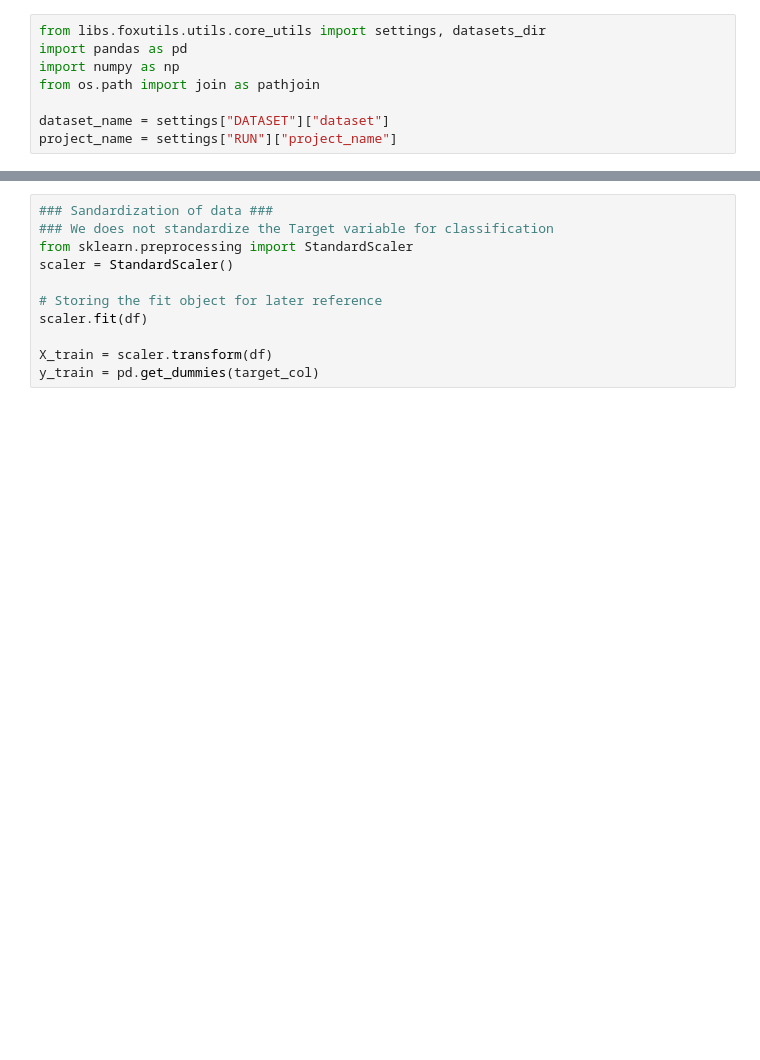
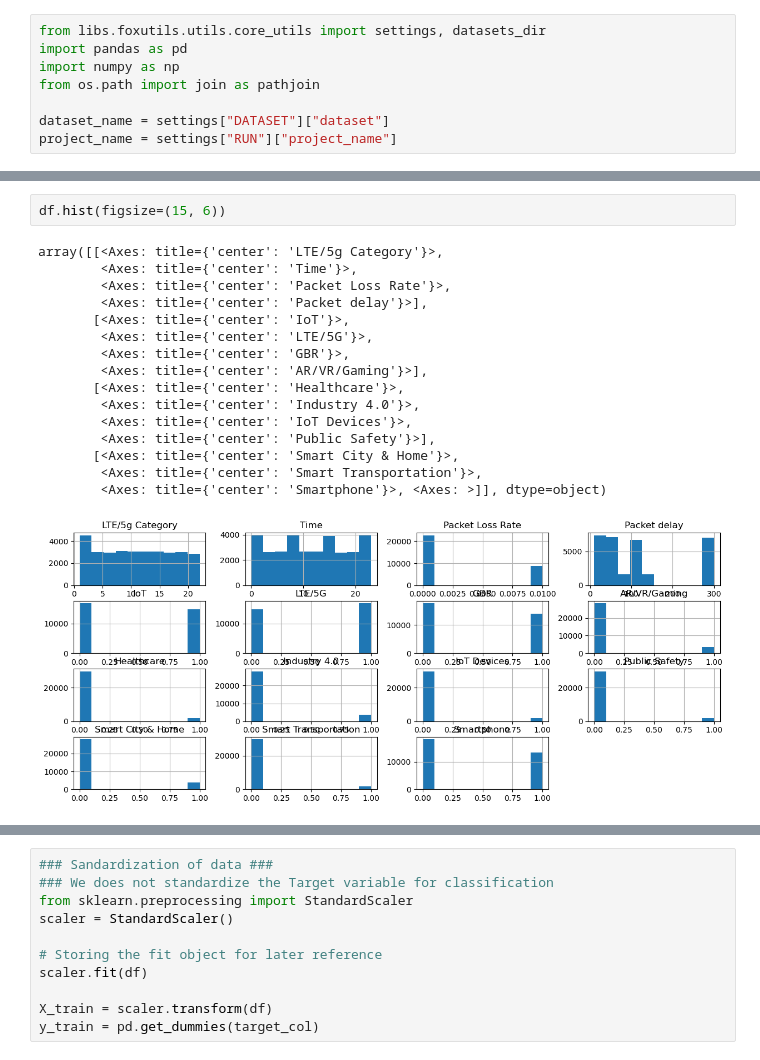
Before and after one commit to Interactive-Coventry/EXPLOR_network_slicing, a Jupyter notebook: test.ipynb, the cells around one changed output, grey strips where cells are left out. Cells and saved outputs as stored; diff of their text form; blank space fills up the shorter version.

```diff
--- a/test.ipynb
+++ b/test.ipynb
@@ -49,0 +71,19 @@ Target col: slice Type
+# %%
+df.hist(figsize=(15, 6))
+# %% [output]
+array([[<Axes: title={'center': 'LTE/5g Category'}>,
+        <Axes: title={'center': 'Time'}>,
+        <Axes: title={'center': 'Packet Loss Rate'}>,
+        <Axes: title={'center': 'Packet delay'}>],
+       [<Axes: title={'center': 'IoT'}>,
+        <Axes: title={'center': 'LTE/5G'}>,
+        <Axes: title={'center': 'GBR'}>,
+        <Axes: title={'center': 'AR/VR/Gaming'}>],
+       [<Axes: title={'center': 'Healthcare'}>,
+        <Axes: title={'center': 'Industry 4.0'}>,
+        <Axes: title={'center': 'IoT Devices'}>,
+        <Axes: title={'center': 'Public Safety'}>],
+       [<Axes: title={'center': 'Smart City & Home'}>,
+        <Axes: title={'center': 'Smart Transportation'}>,
+        <Axes: title={'center': 'Smartphone'}>, <Axes: >]], dtype=object)
+[figure, added]
```
Also changed, not shown: parts of 65 cells of this notebook, 3 other files.
